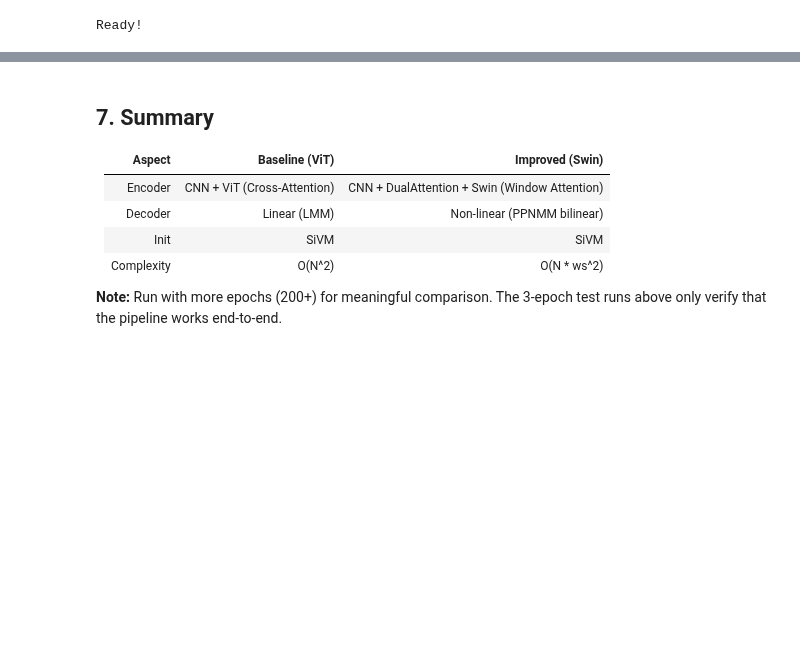
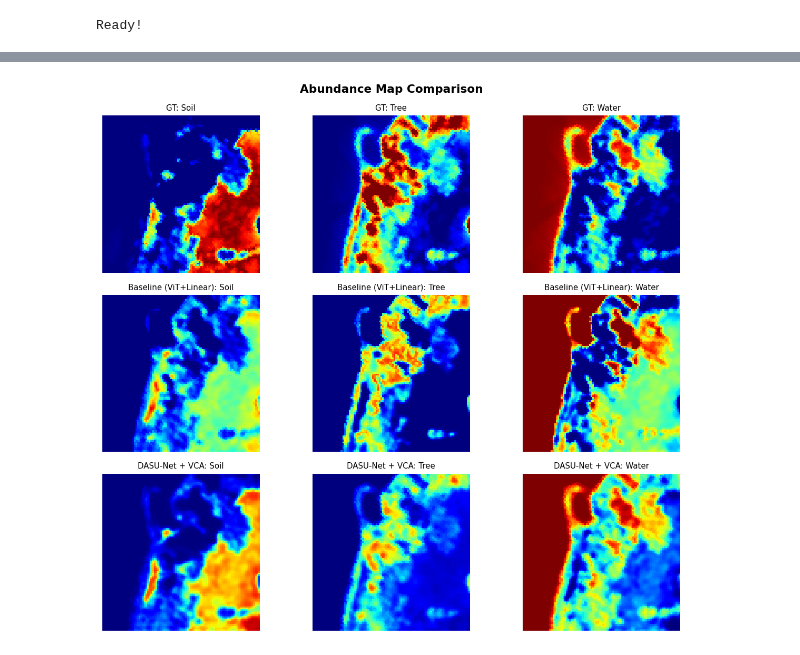
Before and after one commit to YaroslavFetisov/DASU-Net-UAV, a Jupyter notebook: notebooks/02_comparison.ipynb, the cells around one changed output, grey strips where cells are left out. Cells and saved outputs as stored; diff of their text form; code cells hidden in the pictures; blank space fills up the shorter version.

```diff
--- a/notebooks/02_comparison.ipynb
+++ b/notebooks/02_comparison.ipynb
@@ -174,11 +59,5 @@ for run, lbl in zip(runs, labels):
-# %% [markdown]
-## 7. Summary
-
-| Aspect | Baseline (ViT) | Improved (Swin) |
-|--------|---------------|------------------|
-| Encoder | CNN + ViT (Cross-Attention) | CNN + DualAttention + Swin (Window Attention) |
-| Decoder | Linear (LMM) | Non-linear (PPNMM bilinear) |
-| Init | SiVM | SiVM |
-| Complexity | O(N^2) | O(N * ws^2) |
-
-**Note:** Run with more epochs (200+) for meaningful comparison. The 3-epoch test runs above only verify that the pipeline works end-to-end.
+# %%
+fig_abu = plot_abundances_comparison(runs_samson, labels, A_gt_samson, endmember_names=EM_NAMES_SAMSON)
+plt.show()
+# %% [output]
+[figure, added]
```
Also changed, not shown: parts of 27 cells of this notebook, 3 other files.
